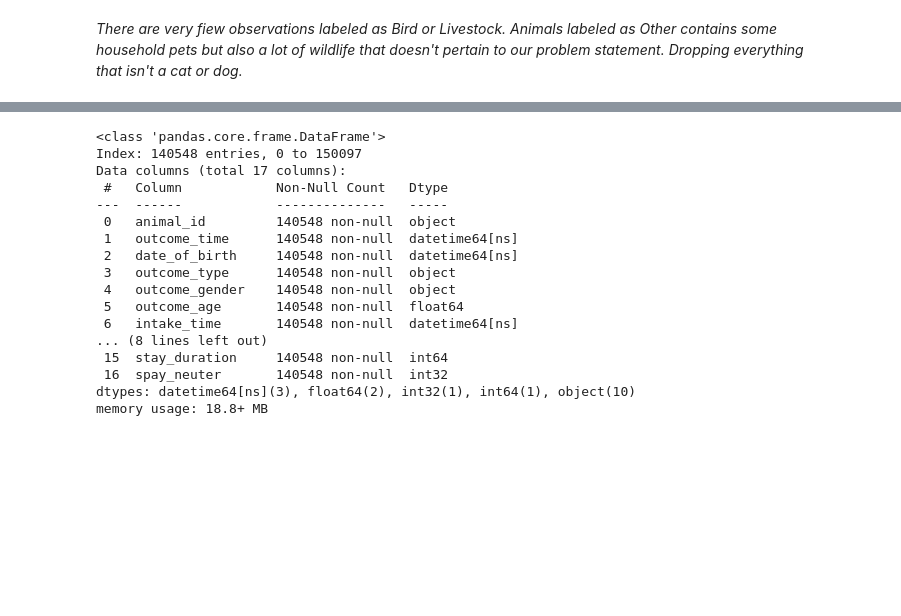
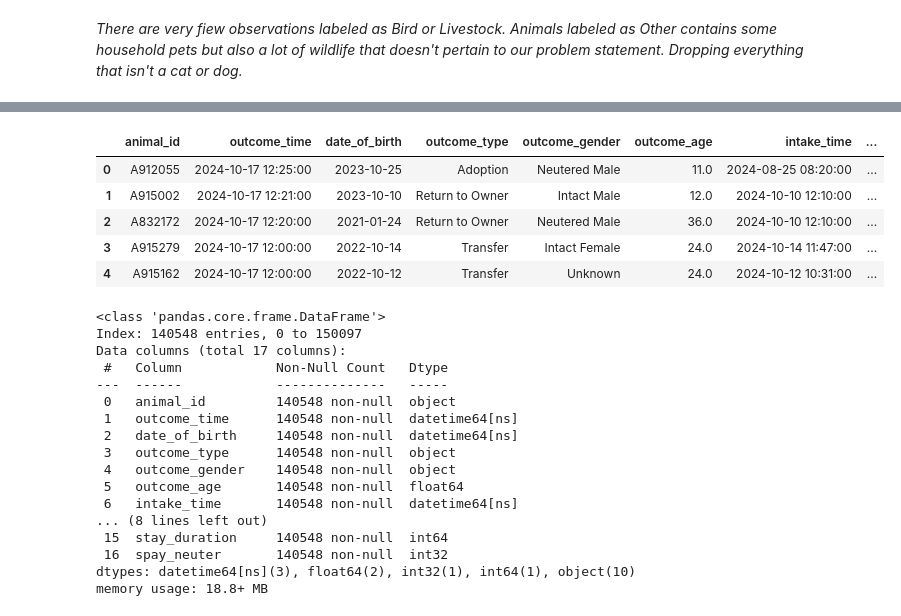
Before and after one commit to kncramer/animal-shelter-outcomes, a Jupyter notebook: code/01-data-cleaning.ipynb, the cells around one changed output, grey strips where cells are left out. Drawn from its saved outputs; the diff is of its cells as text; code cells hidden in the pictures; blank space fills up the shorter version.

```diff
--- a/code/01-data-cleaning.ipynb
+++ b/code/01-data-cleaning.ipynb
@@ -347,3 +347,12 @@ intakes_outcomes.shape
+# %%
+intakes_outcomes.head()
+# %% [output]
+|  | animal_id | outcome_time | date_of_birth | outcome_type | outcome_gender | outcome_age | intake_time | ... |
+| 0 | A912055 | 2024-10-17 12:25:00 | 2023-10-25 | Adoption | Neutered Male | 11.0 | 2024-08-25 08:20:00 | ... |
+| 1 | A915002 | 2024-10-17 12:21:00 | 2023-10-10 | Return to Owner | Intact Male | 12.0 | 2024-10-10 12:10:00 | ... |
+| 2 | A832172 | 2024-10-17 12:20:00 | 2021-01-24 | Return to Owner | Neutered Male | 36.0 | 2024-10-10 12:10:00 | ... |
+| 3 | A915279 | 2024-10-17 12:00:00 | 2022-10-14 | Transfer | Intact Female | 24.0 | 2024-10-14 11:47:00 | ... |
+| 4 | A915162 | 2024-10-17 12:00:00 | 2022-10-12 | Transfer | Unknown | 24.0 | 2024-10-12 10:31:00 | ... |
 # %%
 # saving combined data to use in other notebooks
 intakes_outcomes.to_csv('../data/combined-shelter-data.csv', index=False)
```
Also changed, not shown: parts of 3 cells of this notebook, 1 other file.
